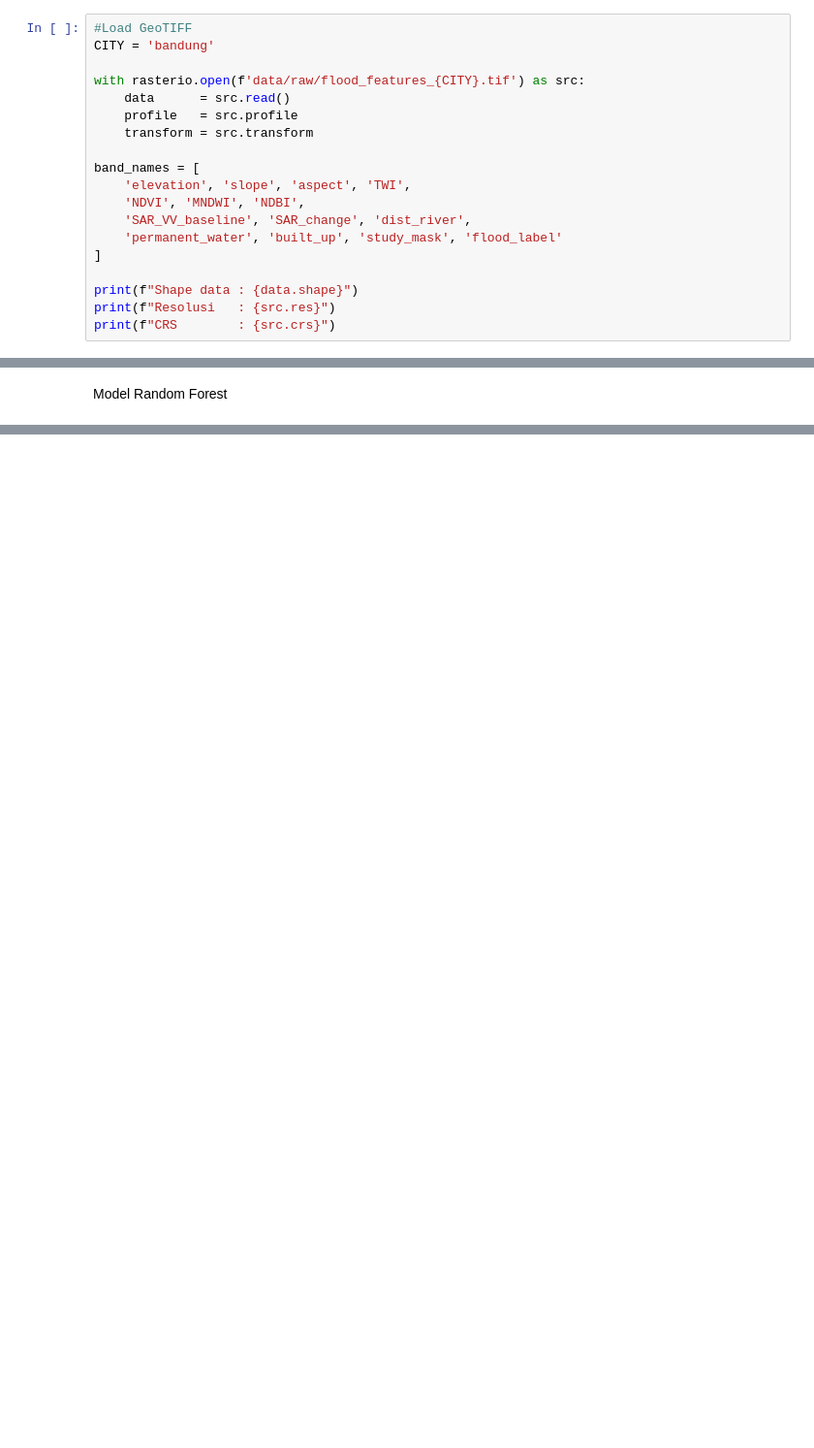
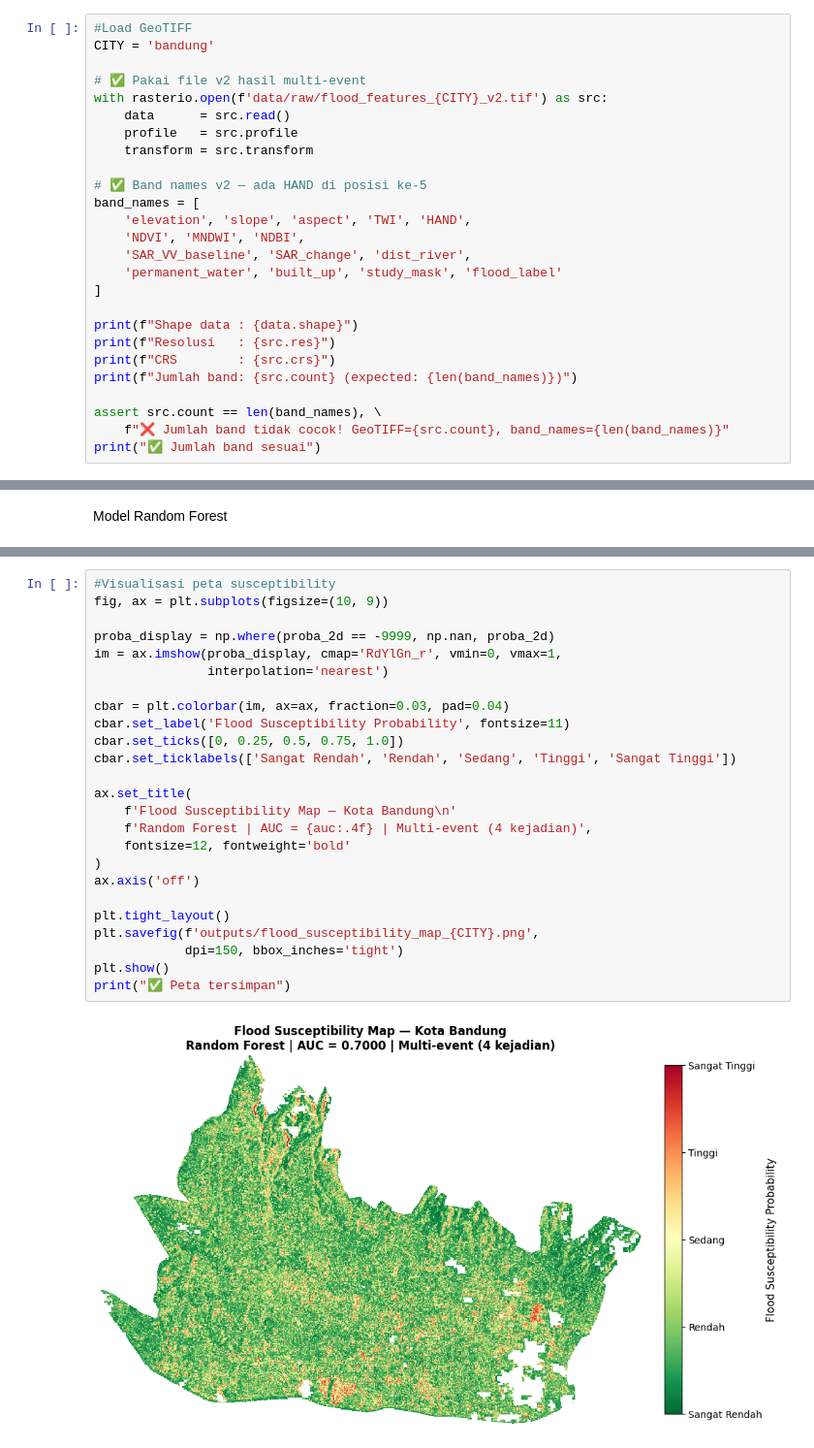
Before and after one commit to La01234/flood-hazard-bandung-bogor, a Jupyter notebook: notebooks/A_bandung_rf.ipynb, the cells around one changed output, grey strips where cells are left out. Shown at 97% size. Drawn from its saved outputs; the diff is of its cells as text; blank space fills up the shorter version.

```diff
--- a/notebooks/A_bandung_rf.ipynb
+++ b/notebooks/A_bandung_rf.ipynb
@@ -33,13 +34,15 @@ print("✅ Library siap")
 #Load GeoTIFF
 CITY = 'bandung'
 
-with rasterio.open(f'data/raw/flood_features_{CITY}.tif') as src:
+# ✅ Pakai file v2 hasil multi-event
+with rasterio.open(f'data/raw/flood_features_{CITY}_v2.tif') as src:
     data      = src.read()
     profile   = src.profile
     transform = src.transform
 
+# ✅ Band names v2 — ada HAND di posisi ke-5
 band_names = [
-    'elevation', 'slope', 'aspect', 'TWI',
+    'elevation', 'slope', 'aspect', 'TWI', 'HAND',
     'NDVI', 'MNDWI', 'NDBI',
     'SAR_VV_baseline', 'SAR_change', 'dist_river',
     'permanent_water', 'built_up', 'study_mask', 'flood_label'
@@ -48,4 +51,9 @@ band_names = [
 print(f"Shape data : {data.shape}")
 print(f"Resolusi   : {src.res}")
 print(f"CRS        : {src.crs}")
+print(f"Jumlah band: {src.count} (expected: {len(band_names)})")
+
+assert src.count == len(band_names), \
+    f"❌ Jumlah band tidak cocok! GeoTIFF={src.count}, band_names={len(band_names)}"
+print("✅ Jumlah band sesuai")
 # %% [output]
@@ -399,0 +525,27 @@ print("✅ Plot tersimpan")
+# %%
+#Visualisasi peta susceptibility
+fig, ax = plt.subplots(figsize=(10, 9))
+
+proba_display = np.where(proba_2d == -9999, np.nan, proba_2d)
+im = ax.imshow(proba_display, cmap='RdYlGn_r', vmin=0, vmax=1,
+               interpolation='nearest')
+
+cbar = plt.colorbar(im, ax=ax, fraction=0.03, pad=0.04)
+cbar.set_label('Flood Susceptibility Probability', fontsize=11)
+cbar.set_ticks([0, 0.25, 0.5, 0.75, 1.0])
+cbar.set_ticklabels(['Sangat Rendah', 'Rendah', 'Sedang', 'Tinggi', 'Sangat Tinggi'])
+
+ax.set_title(
+    f'Flood Susceptibility Map — Kota Bandung\n'
+    f'Random Forest | AUC = {auc:.4f} | Multi-event (4 kejadian)',
+    fontsize=12, fontweight='bold'
+)
+ax.axis('off')
+
+plt.tight_layout()
+plt.savefig(f'outputs/flood_susceptibility_map_{CITY}.png',
+            dpi=150, bbox_inches='tight')
+plt.show()
+print("✅ Peta tersimpan")
+# %% [output]
+[figure, added]
```
Also changed, not shown: parts of 22 cells of this notebook, 8 other files.
